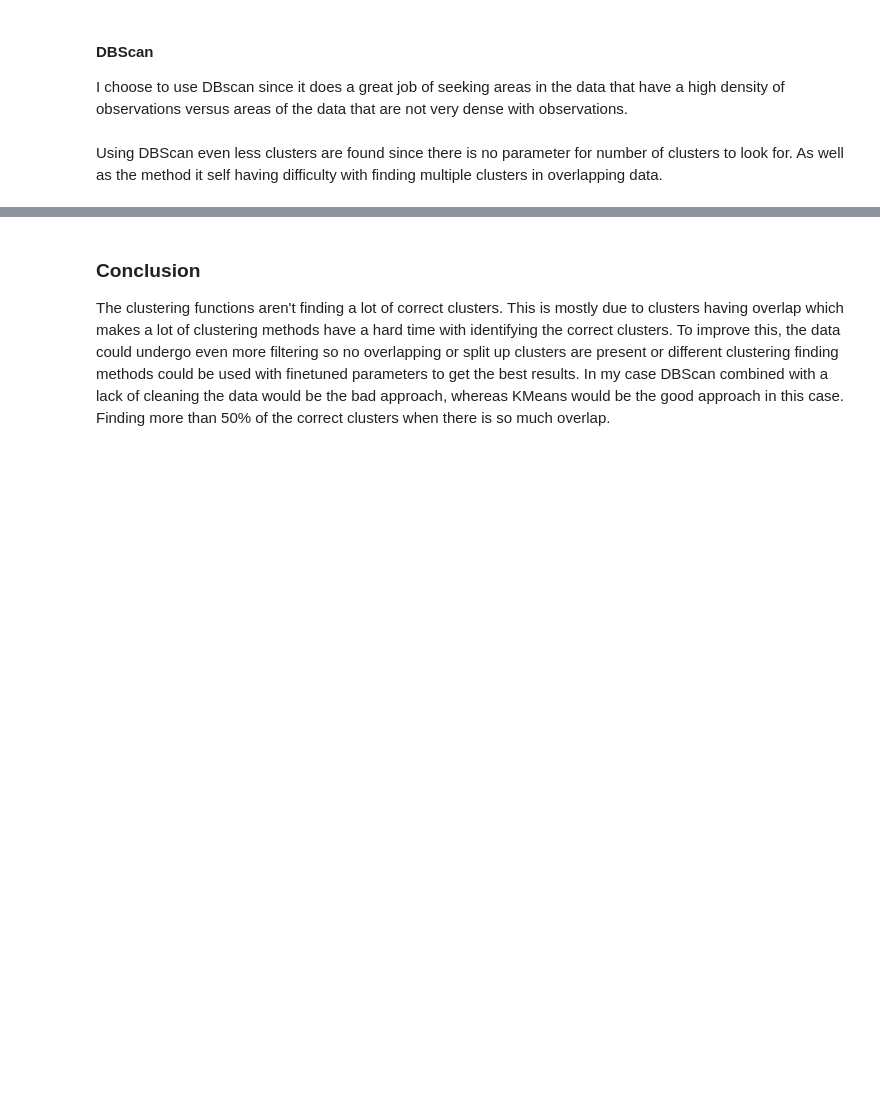
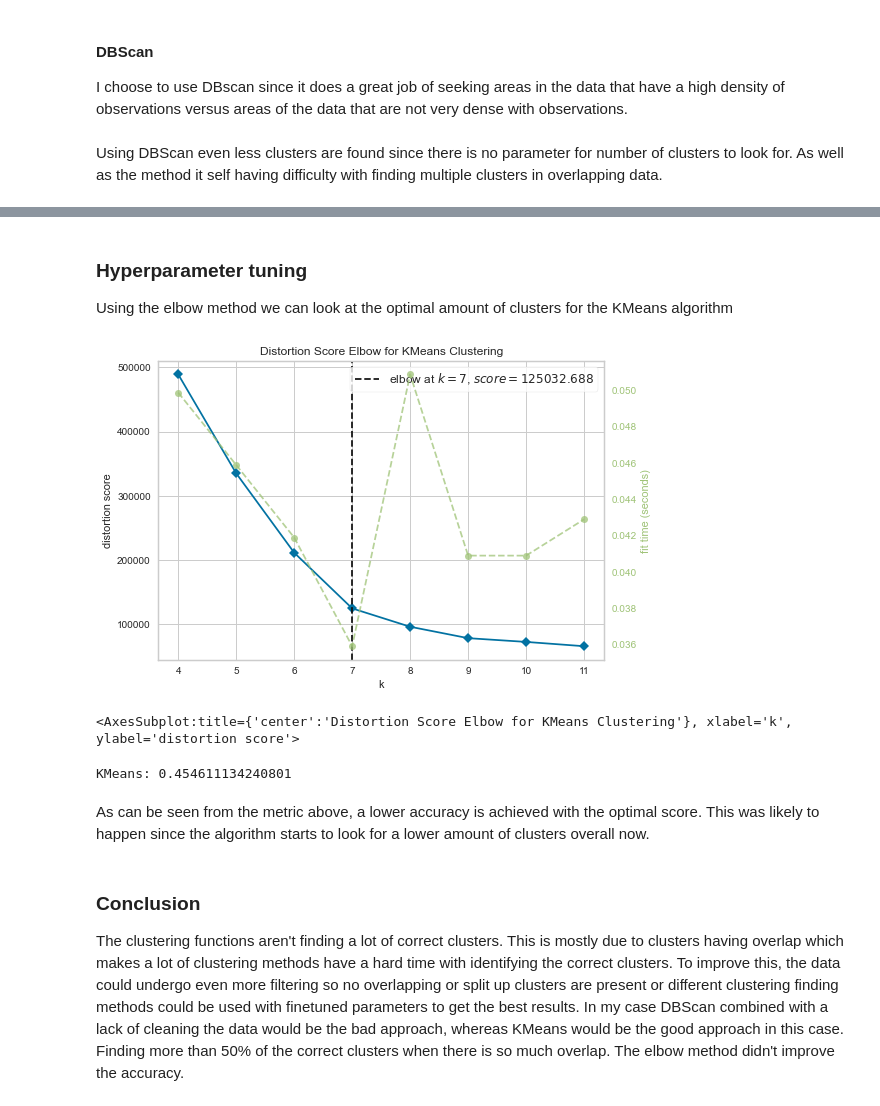
Before and after one commit to PRiesebos/DS3_Unsupervised, a Jupyter notebook: FinalAssignment.ipynb, the cells around one changed output, grey strips where cells are left out. Cells and saved outputs as stored; diff of their text form; code cells hidden in the pictures; blank space fills up the shorter version.

Commit message:
added elbow method and some additional comments

```diff
--- a/FinalAssignment.ipynb
+++ b/FinalAssignment.ipynb
@@ -260 +264,15 @@ KMeans: 0.5462570697466903
 DBScan: 0.3444610142592457
+# %% [markdown]
+### Hyperparameter tuning
+
+Using the elbow method we can look at the optimal amount of clusters for the KMeans algorithm
+# %%
+# Instantiate the clustering model and visualizer
+model = KMeans()
+visualizer = KElbowVisualizer(model, k=(4,12))
+
+visualizer.fit(X)        # Fit the data to the visualizer
+visualizer.show()        # Finalize and render the figure
+# %% [output]
+[figure, added]
+<AxesSubplot:title={'center':'Distortion Score Elbow for KMeans Clustering'}, xlabel='k', ylabel='distortion score'>
@@ -261,4 +295,10 @@ DBScan: 0.3444610142592457
+# %%
+print('KMeans:',metrics.adjusted_rand_score(cluster_data_km_v2['Data'], updated_df['Species']))
+# %% [output]
+KMeans: 0.454611134240801
+# %% [markdown]
+As can be seen from the metric above, a lower accuracy is achieved with the optimal score. This was likely to happen since the algorithm starts to look for a lower amount of clusters overall now.
 # %% [markdown]
 ### Conclusion
 
-The clustering functions aren't finding a lot of correct clusters. This is mostly due to clusters having overlap which makes a lot of clustering methods have a hard time with identifying the correct clusters. To improve this, the data could undergo even more filtering so no overlapping or split up clusters are present or different clustering finding methods could be used with finetuned parameters to get the best results. In my case DBScan combined with a lack of cleaning the data would be the bad approach, whereas KMeans would be the good approach in this case. Finding more than 50% of the correct clusters when there is so much overlap.
+The clustering functions aren't finding a lot of correct clusters. This is mostly due to clusters having overlap which makes a lot of clustering methods have a hard time with identifying the correct clusters. To improve this, the data could undergo even more filtering so no overlapping or split up clusters are present or different clustering finding methods could be used with finetuned parameters to get the best results. In my case DBScan combined with a lack of cleaning the data would be the bad approach, whereas KMeans would be the good approach in this case. Finding more than 50% of the correct clusters when there is so much overlap. The elbow method didn't improve the accuracy.
```
Also changed, not shown: parts of 5 cells of this notebook.
